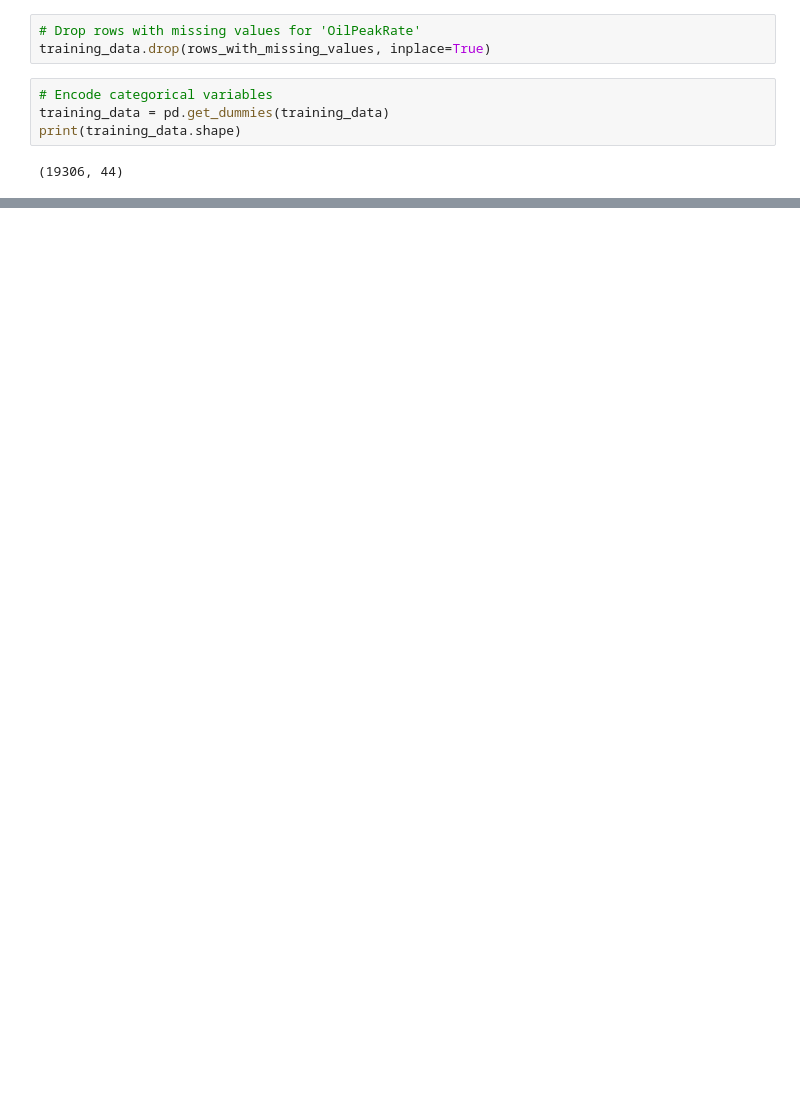
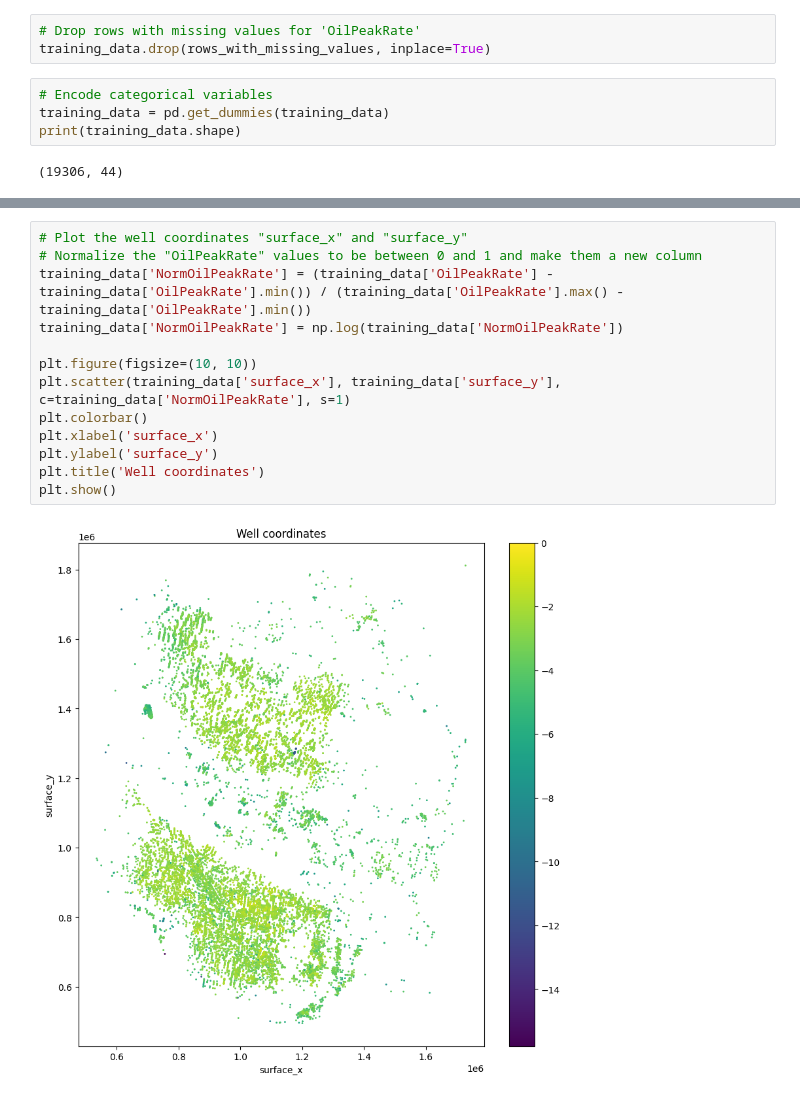
Before and after one commit to ajholzbach/Datathon_2024, a Jupyter notebook: chevron.ipynb, the cells around one changed output, grey strips where cells are left out. Saved outputs shown, nothing was run; the diff lists cells and outputs as text; blank space fills up the shorter version.

```diff
--- a/chevron.ipynb
+++ b/chevron.ipynb
@@ -57,0 +113,15 @@ print(training_data.shape)
+# %%
+# Plot the well coordinates "surface_x" and "surface_y"
+# Normalize the "OilPeakRate" values to be between 0 and 1 and make them a new column
+training_data['NormOilPeakRate'] = (training_data['OilPeakRate'] - training_data['OilPeakRate'].min()) / (training_data['OilPeakRate'].max() - training_data['OilPeakRate'].min())
+training_data['NormOilPeakRate'] = np.log(training_data['NormOilPeakRate'])
+
+plt.figure(figsize=(10, 10))
+plt.scatter(training_data['surface_x'], training_data['surface_y'], c=training_data['NormOilPeakRate'], s=1)
+plt.colorbar()
+plt.xlabel('surface_x')
+plt.ylabel('surface_y')
+plt.title('Well coordinates')
+plt.show()
+# %% [output]
+[figure, added]
```
Also changed, not shown: parts of 24 cells of this notebook, 1 other file.
